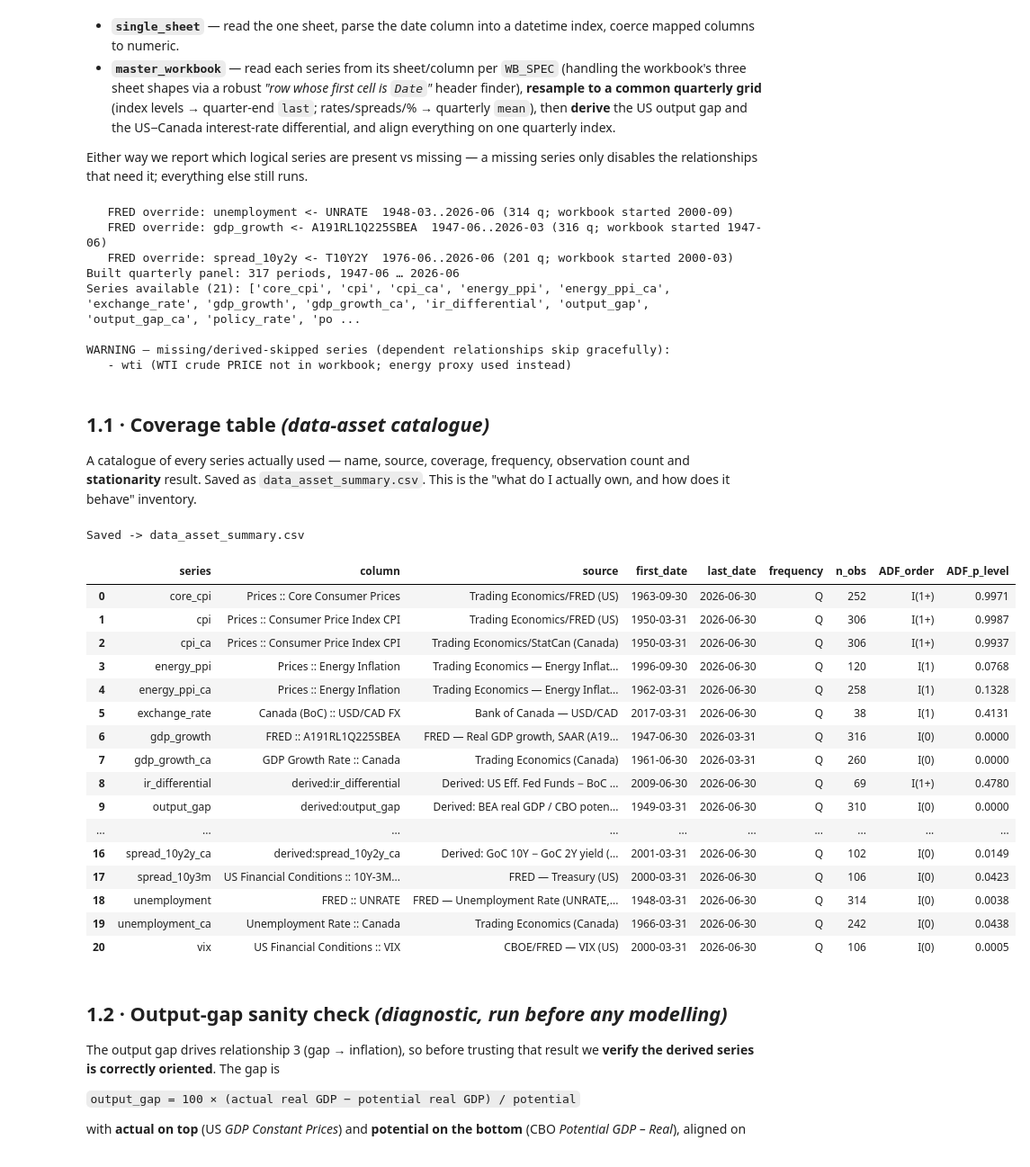
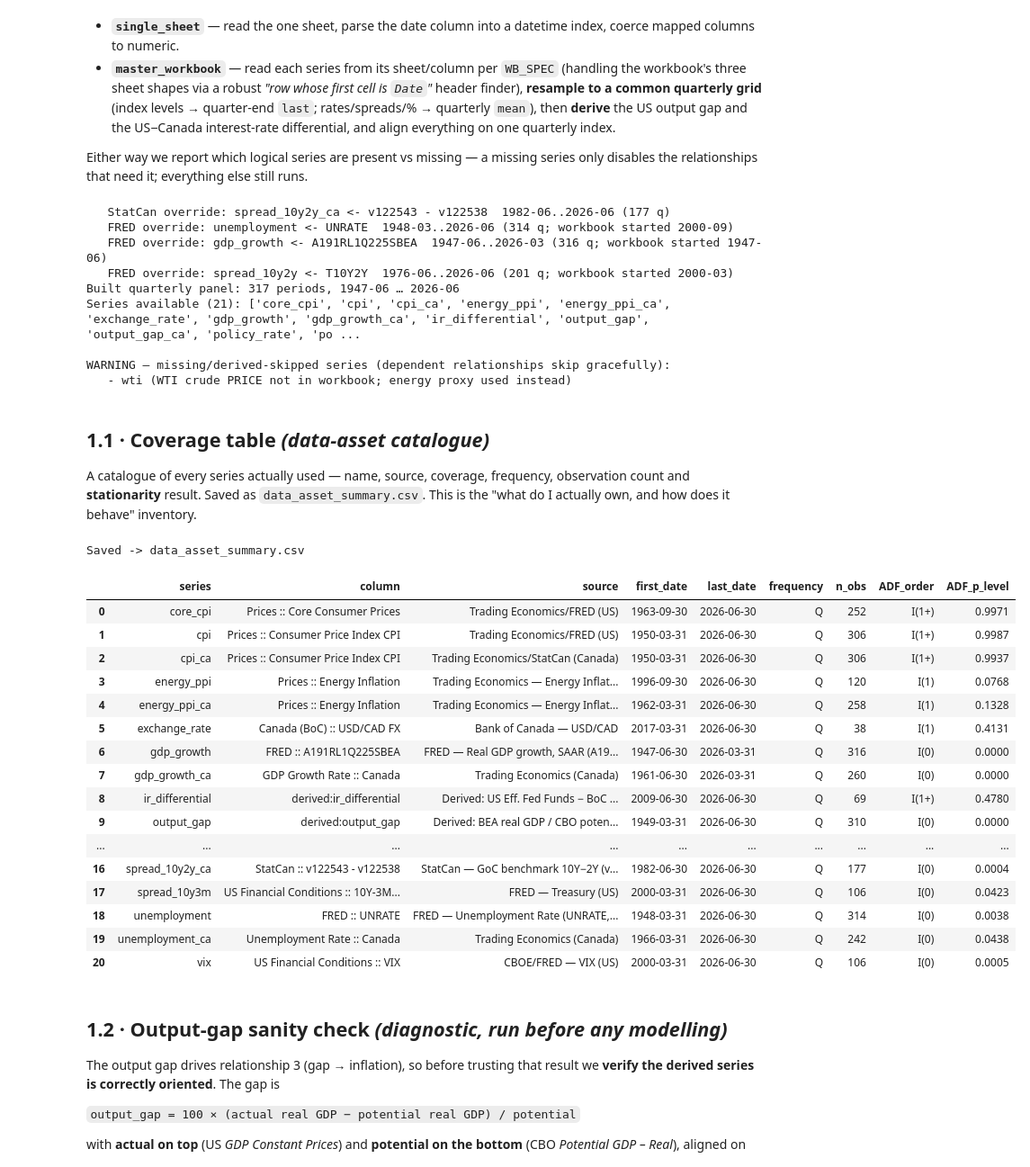
Before and after one commit to will-smith12/macro-relationships-dashboard, a Jupyter notebook: macro_relationships_master.ipynb, the cells around one changed output. Shown at 90% size. Cells and saved outputs as stored; diff of their text form; code cells hidden in the pictures.

```diff
--- a/macro_relationships_master.ipynb
+++ b/macro_relationships_master.ipynb
@@ -167,7 +167,7 @@ SOURCES = {
     "cpi_ca": "Trading Economics/StatCan (Canada)", "energy_ppi_ca": "Trading Economics — Energy Inflation (Canada)",
     "policy_rate_ca": "Bank of Canada — policy rate (Canada)",
     "output_gap_ca": "Bank of Canada — MPR output gap % (Canada)",
-    "spread_10y2y_ca": "Derived: GoC 10Y − GoC 2Y yield (Canada)",
+    "spread_10y2y_ca": "StatCan — GoC benchmark 10Y−2Y (v122543−v122538, Canada, 1982+)",
     "ir_differential": "Derived: US Eff. Fed Funds − BoC overnight",
 }
 
@@ -873,7 +873,41 @@ def _fetch_fred(series_id, start="1947-01-01"):
     s = pd.Series(val.values, index=idx).dropna().sort_index()
     return s if not s.empty else None
 
-# ===========================  single_sheet  ================================
+def _fetch_statcan(vector_id, latest_n=100000):
+    """Fetch a Statistics Canada series via the public WDS REST API using only
+    the standard library. ``vector_id`` is the integer CANSIM vector (e.g.
+    ``122538`` for the GoC benchmark 2-year bond yield). Returns a
+    datetime-indexed float ``Series`` (oldest->newest) or ``None`` on failure.
+    No API key required. Used to extend the Canadian yield-slope (rel 5) back to
+    1982 — StatCan carries the GoC benchmark 2Y/10Y yields two decades further
+    than the workbook (2001) or the Bank-of-Canada Valet API (2001)."""
+    import json, ssl, urllib.request
+    url = ("https://www150.statcan.gc.ca/t1/wds/rest/"
+           "getDataFromVectorsAndLatestNPeriods")
+    payload = json.dumps([{"vectorId": int(vector_id), "latestN": latest_n}]).encode()
+    try:                                          # prefer certifi's CA bundle
+        import certifi
+        ctx = ssl.create_default_context(cafile=certifi.where())
+    except Exception:                             # noqa: BLE001
+        ctx = ssl.create_default_context()
+    req = urllib.request.Request(
+        url, data=payload,
+        headers={"Content-Type": "application/json", "User-Agent": "Mozilla/5.0"})
+    try:
+        with urllib.request.urlopen(req, timeout=30, context=ctx) as resp:
+            data = json.load(resp)
+    except Exception as exc:                       # noqa: BLE001
+        print(f"   [StatCan] v{vector_id}: fetch failed ({exc}) — keeping workbook")
+        return None
+    try:
+        pts = data[0]["object"]["vectorDataPoint"]
+    except (KeyError, IndexError, TypeError):
+        print(f"   [StatCan] v{vector_id}: unexpected payload — keeping workbook")
+        return None
+    idx = pd.to_datetime([p.get("refPer") for p in pts], errors="coerce")
+    val = pd.to_numeric(pd.Series([p.get("value") for p in pts]), errors="coerce")
+    s = pd.Series(val.values, index=idx).dropna().sort_index()
+    return s if not s.empty else None
 def _load_single_sheet():
     global DF, AVAILABLE
     path = _excel_path()
@@ -1000,8 +1034,25 @@ def _load_master_workbook():
     else:
         missing.append("ir_differential (missing US fed funds or CA overnight)")
 
-    # 5) derive Canadian yield slope = GoC 10Y − GoC 2Y (no GoC 3M -> 10Y-2Y proxy)
-    if "_goc_10y" in parts and "_goc_2y" in parts:
+    # 5) Canadian yield slope = GoC 10Y − GoC 2Y benchmark (no GoC 3M available)
+    #    Prefer StatCan's GoC benchmark 2Y (v122538) and 10Y (v122543) yields,
+    #    which run back to 1982-06 — roughly two decades further than the
+    #    workbook's GoC sheets (2001) and the BoC Valet API (also 2001). The
+    #    StatCan benchmark matches the workbook-derived spread at r=0.998 over
+    #    the 2001+ overlap, so the splice is methodologically clean and just adds
+    #    history. On any failure (no network), fall back to the workbook yields.
+    _ca_slope = None
+    _goc2 = _fetch_statcan(122538)   # GoC benchmark bond yield: 2 year
+    _goc10 = _fetch_statcan(122543)  # GoC benchmark bond yield: 10 year
+    if _goc2 is not None and _goc10 is not None:
+        _sp = (_to_freq(_goc10, "mean") - _to_freq(_goc2, "mean")).dropna()
+        if not _sp.empty:
+            _ca_slope = _sp
+            print(f"   StatCan override: spread_10y2y_ca <- v122543 - v122538  "
+                  f"{_sp.index.min():%Y-%m}..{_sp.index.max():%Y-%m} ({len(_sp)} q)")
+    if _ca_slope is not None:
+        present["spread_10y2y_ca"] = _ca_slope
+    elif "_goc_10y" in parts and "_goc_2y" in parts:
         j = pd.concat([parts["_goc_10y"], parts["_goc_2y"]], axis=1).dropna()
         if not j.empty:
             present["spread_10y2y_ca"] = j.iloc[:, 0] - j.iloc[:, 1]
@@ -1066,6 +1117,7 @@ if LAYOUT == "master_workbook":
 else:
     _load_single_sheet()
 # %% [output]
+   StatCan override: spread_10y2y_ca <- v122543 - v122538  1982-06..2026-06 (177 q)
    FRED override: unemployment <- UNRATE  1948-03..2026-06 (314 q; workbook started 2000-09)
    FRED override: gdp_growth <- A191RL1Q225SBEA  1947-06..2026-03 (316 q; workbook started 1947-06)
    FRED override: spread_10y2y <- T10Y2Y  1976-06..2026-06 (201 q; workbook started 2000-03)
@@ -1085,10 +1137,11 @@ def _origin(logical):
     """Human-readable origin of a series for the catalogue, for either layout."""
     if LAYOUT == "master_workbook":
         # US Okun inputs are overridden with full-history FRED data (see loader).
-        if logical in ("unemployment", "gdp_growth", "spread_10y2y"):
+        if logical in ("unemployment", "gdp_growth", "spread_10y2y", "spread_10y2y_ca"):
             return {"unemployment": "FRED :: UNRATE",
                     "gdp_growth": "FRED :: A191RL1Q225SBEA",
-                    "spread_10y2y": "FRED :: T10Y2Y"}[logical]
+                    "spread_10y2y": "FRED :: T10Y2Y",
+                    "spread_10y2y_ca": "StatCan :: v122543 - v122538"}[logical]
         spec = WB_SPEC.get(logical, {})
         if spec.get("derive"):
             return f"derived:{spec['derive']}"
@@ -1111,34 +1164,34 @@ def build_data_asset():
             "source": SOURCES.get(logical, "—"),
             "first_date": s.index.min().strftime("%Y-%m-%d") if len(s) else "—",
             "last_date": s.index.max().strftime("%Y-%m-%d") if len(s) else "—",
             "frequency": FREQUENCY,
             "n_obs": int(len(s)),
             "ADF_order": rep["order"],
             "ADF_p_level": round(rep["p_level"], 4) if pd.notna(rep["p_level"]) else None,
         })
     asset = pd.DataFrame(rows).sort_values("series").reset_index(drop=True)
     out = str(Path(OUTPUT_DIR) / "data_asset_summary.csv")
     asset.to_csv(out, index=False)
     print(f"Saved -> {out}")
     return asset
 
 DATA_ASSET = build_data_asset()
 DATA_ASSET
 # %% [output]
 Saved -> data_asset_summary.csv
 |  | series | column | source | first_date | last_date | frequency | n_obs | ADF_order | ADF_p_level |
 | 0 | core_cpi | Prices :: Core Consumer Prices | Trading Economics/FRED (US) | 1963-09-30 | 2026-06-30 | Q | 252 | I(1+) | 0.9971 |
 | 1 | cpi | Prices :: Consumer Price Index CPI | Trading Economics/FRED (US) | 1950-03-31 | 2026-06-30 | Q | 306 | I(1+) | 0.9987 |
 | 2 | cpi_ca | Prices :: Consumer Price Index CPI | Trading Economics/StatCan (Canada) | 1950-03-31 | 2026-06-30 | Q | 306 | I(1+) | 0.9937 |
 | 3 | energy_ppi | Prices :: Energy Inflation | Trading Economics — Energy Inflat... | 1996-09-30 | 2026-06-30 | Q | 120 | I(1) | 0.0768 |
 | 4 | energy_ppi_ca | Prices :: Energy Inflation | Trading Economics — Energy Inflat... | 1962-03-31 | 2026-06-30 | Q | 258 | I(1) | 0.1328 |
 | 5 | exchange_rate | Canada (BoC) :: USD/CAD FX | Bank of Canada — USD/CAD | 2017-03-31 | 2026-06-30 | Q | 38 | I(1) | 0.4131 |
 | 6 | gdp_growth | FRED :: A191RL1Q225SBEA | FRED — Real GDP growth, SAAR (A19... | 1947-06-30 | 2026-03-31 | Q | 316 | I(0) | 0.0000 |
 | 7 | gdp_growth_ca | GDP Growth Rate :: Canada | Trading Economics (Canada) | 1961-06-30 | 2026-03-31 | Q | 260 | I(0) | 0.0000 |
 | 8 | ir_differential | derived:ir_differential | Derived: US Eff. Fed Funds − BoC ... | 2009-06-30 | 2026-06-30 | Q | 69 | I(1+) | 0.4780 |
 | 9 | output_gap | derived:output_gap | Derived: BEA real GDP / CBO poten... | 1949-03-31 | 2026-06-30 | Q | 310 | I(0) | 0.0000 |
 | ... | ... | ... | ... | ... | ... | ... | ... | ... | ... |
-| 16 | spread_10y2y_ca | derived:spread_10y2y_ca | Derived: GoC 10Y − GoC 2Y yield (... | 2001-03-31 | 2026-06-30 | Q | 102 | I(0) | 0.0149 |
+| 16 | spread_10y2y_ca | StatCan :: v122543 - v122538 | StatCan — GoC benchmark 10Y−2Y (v... | 1982-06-30 | 2026-06-30 | Q | 177 | I(0) | 0.0004 |
 | 17 | spread_10y3m | US Financial Conditions :: 10Y-3M... | FRED — Treasury (US) | 2000-03-31 | 2026-06-30 | Q | 106 | I(0) | 0.0423 |
 | 18 | unemployment | FRED :: UNRATE | FRED — Unemployment Rate (UNRATE,... | 1948-03-31 | 2026-06-30 | Q | 314 | I(0) | 0.0038 |
 | 19 | unemployment_ca | Unemployment Rate :: Canada | Trading Economics (Canada) | 1966-03-31 | 2026-06-30 | Q | 242 | I(0) | 0.0438 |
```
Also changed, not shown: parts of 4 cells of this notebook, 9 other files.
